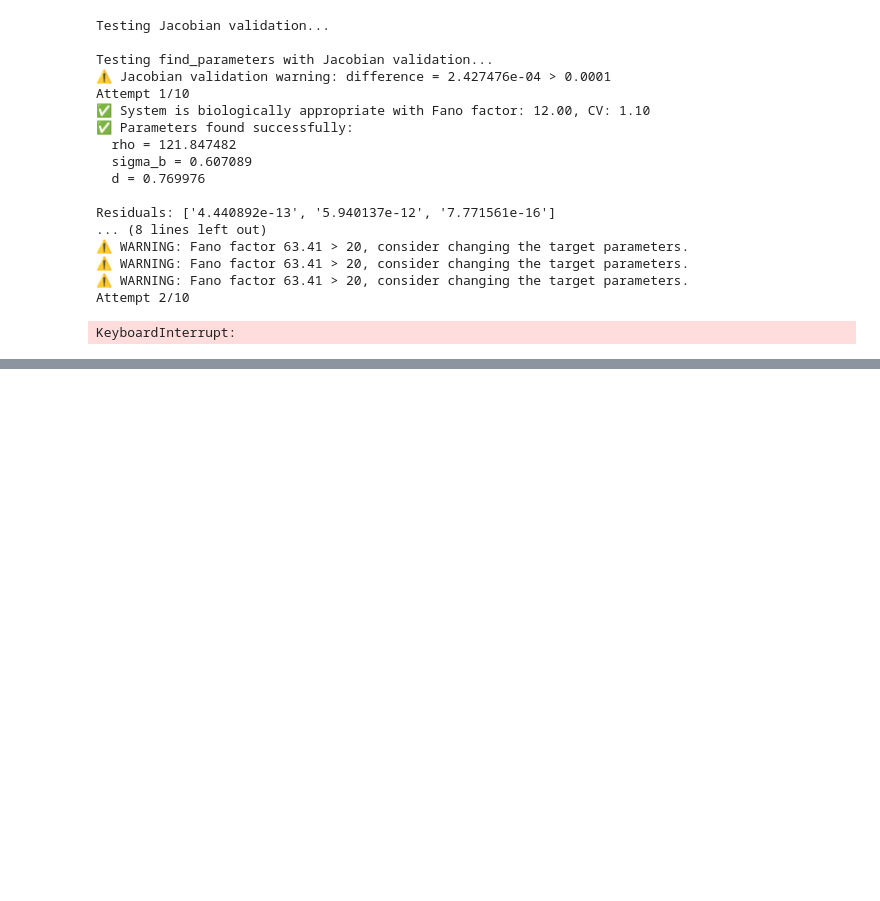
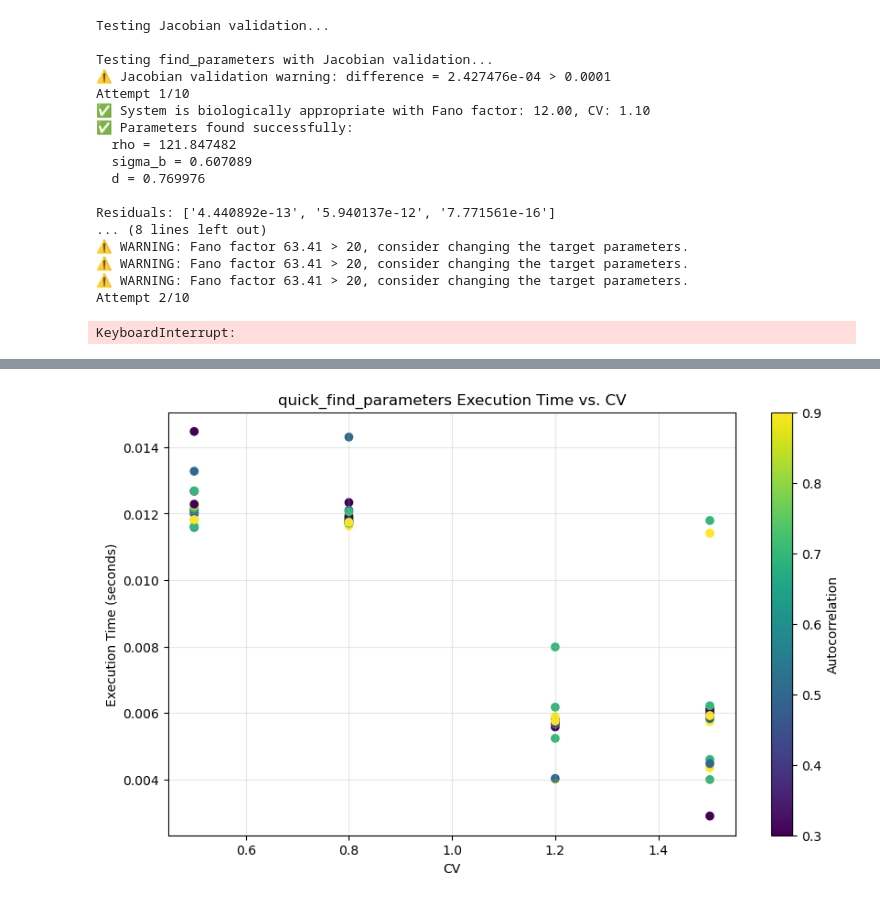
Before and after one commit to GrignardReagent/SSA, a Jupyter notebook: notebooks/debug.ipynb, the cells around one changed output, grey strips where cells are left out. Cells and saved outputs as stored; diff of their text form; code cells hidden in the pictures; blank space fills up the shorter version.

Commit message:
added a quick_find_parameter function to quickly find parameters when fixing CV, mean and AC, tests added in debug.ipynb

```diff
--- a/notebooks/debug.ipynb
+++ b/notebooks/debug.ipynb
@@ -980,0 +1096,96 @@ KeyboardInterrupt:
+# %%
+# Test quick_find_parameters with a range of values
+import pandas as pd
+import matplotlib.pyplot as plt
+from simulation.mean_var_autocorr import quick_find_parameters, equations
+
+# Define ranges to test
+sigma_b_values = [0.1, 0.5, 1.0, 2.0]
+cv_values = [0.5, 0.8, 1.2, 1.5]
+autocorr_values = [0.3, 0.5, 0.7, 0.9]
+mu_target = 10.0
+
+# Create a grid of test cases
+results = []
+
+for sigma_b in sigma_b_values:
+    for cv in cv_values:
+        for autocorr in autocorr_values:
+            try:
+                start_time = time.time()
+                rho, sigma_u, d = quick_find_parameters(
+                    sigma_b=sigma_b,
+                    mu_target=mu_target,
+                    autocorr_target=autocorr,
+                    cv_target=cv
+                )
+                elapsed_time = time.time() - start_time
+
+                # Check residuals
+                residuals = equations((rho, sigma_u, d), sigma_b, mu_target, None, autocorr, cv, None)
+                max_residual = max(abs(r) for r in residuals)
+
+                results.append({
+                    'sigma_b': sigma_b,
+                    'cv': cv,
+                    'autocorr': autocorr,
+                    'rho': rho,
+                    'sigma_u': sigma_u,
+                    'd': d,
+                    'time': elapsed_time,
+                    'max_residual': max_residual,
+                    'success': True
+                })
+
+            except Exception as e:
+                results.append({
+                    'sigma_b': sigma_b,
+                    'cv': cv,
+                    'autocorr': autocorr,
+                    'error': str(e),
+                    'success': False
+                })
+
+# Convert to DataFrame for analysis
+df_results = pd.DataFrame(results)
+
+# Display summary
+print(f"Total test cases: {len(df_results)}")
+print(f"Successful cases: {df_results['success'].sum()}")
+print(f"Failed cases: {(~df_results['success']).sum()}")
+
+if df_results['success'].sum() > 0:
+    success_df = df_results[df_results['success']]
+    print(f"\nAverage execution time: {success_df['time'].mean():.6f} seconds")
+    print(f"Max execution time: {success_df['time'].max():.6f} seconds")
+    print(f"Average max residual: {success_df['max_residual'].mean():.6e}")
+    print(f"Max residual across all cases: {success_df['max_residual'].max():.6e}")
+
+# If there were failures, display some information about them
+if (~df_results['success']).sum() > 0:
+    print("\nSome example failures:")
+    failed_df = df_results[~df_results['success']]
+    print(failed_df[['sigma_b', 'cv', 'autocorr', 'error']].head())
+
+# Plot execution times for successful cases
+if df_results['success'].sum() > 0:
+    plt.figure(figsize=(10, 6))
+    plt.scatter(success_df['cv'], success_df['time'], c=success_df['autocorr'], cmap='viridis')
+    plt.colorbar(label='Autocorrelation')
+    plt.xlabel('CV')
+    plt.ylabel('Execution Time (seconds)')
+    plt.title('quick_find_parameters Execution Time vs. CV')
+    plt.grid(True, alpha=0.3)
+    plt.show()
+
+    # Plot residuals
+    plt.figure(figsize=(10, 6))
+    plt.scatter(success_df['cv'], success_df['max_residual'], c=success_df['autocorr'], cmap='viridis')
+    plt.colorbar(label='Autocorrelation')
+    plt.xlabel('CV')
+    plt.ylabel('Maximum Residual')
+    plt.yscale('log')
+    plt.title('Residuals vs. CV')
+    plt.grid(True, alpha=0.3)
+    plt.show()
+# %% [output]
@@ -980,0 +1209 @@ KeyboardInterrupt:
+[figure, added]
```
Also changed, not shown: parts of 5 cells of this notebook, 1 other file.
